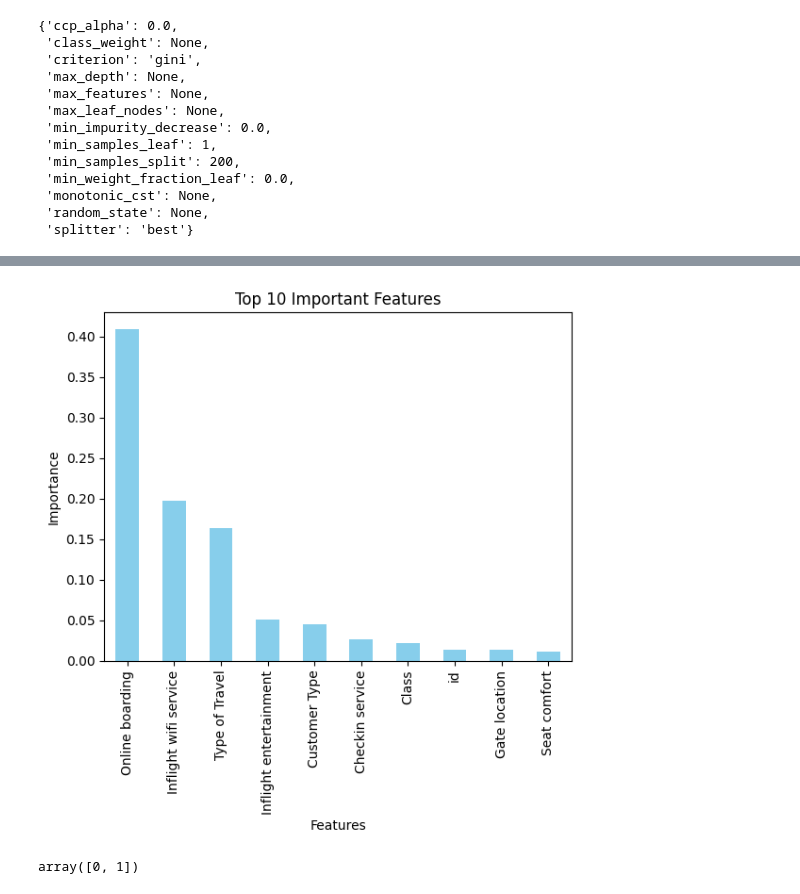
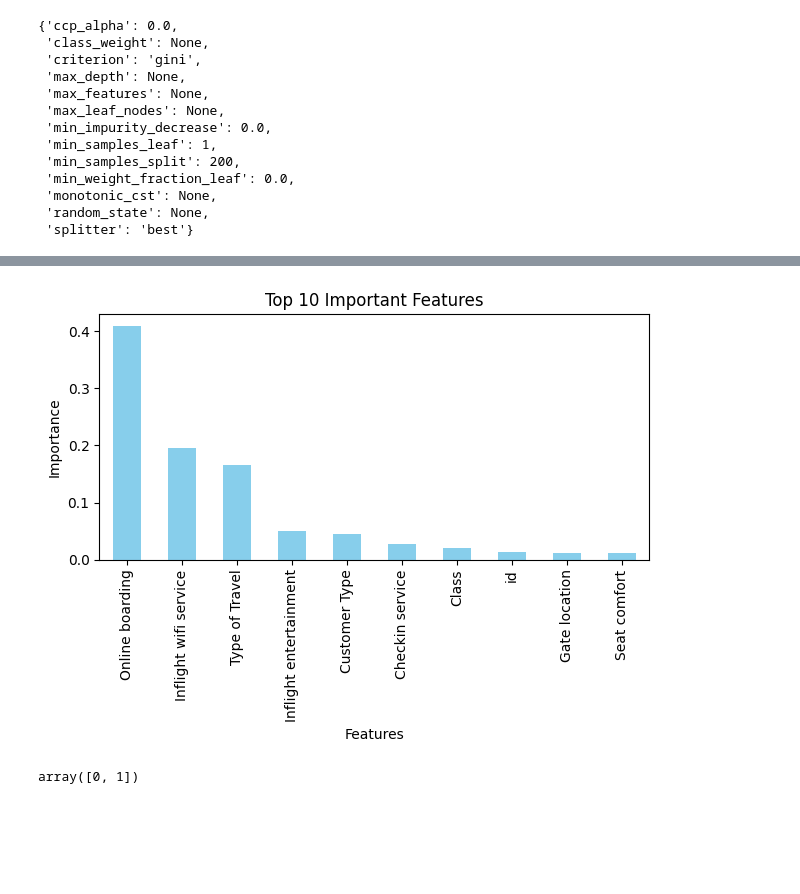
Before and after one commit to Francho03/AI-Project, a Jupyter notebook: code/project.ipynb, the cells around one changed output, grey strips where cells are left out. Drawn from its saved outputs; the diff is of its cells as text; code cells hidden in the pictures; blank space fills up the shorter version.

```diff
--- a/code/project.ipynb
+++ b/code/project.ipynb
@@ -285,12 +289,14 @@ importance_table
 # %%
 # Rysujemy wykres słupkowy dla najważniejszych cech
 importance_table.head(10).plot(kind='bar', x='Variable', y='Importance', legend=False, color='skyblue')
 plt.title('Top 10 Important Features')
 plt.xlabel('Features')
 plt.ylabel('Importance')
+plt.tight_layout()
+plt.savefig('importance.png')
 plt.show()
 # %% [output]
-[figure, old version]
+[figure, new version]
 # %%
 # Wyświetlamy klasy, które model rozróżnia
 model.classes_
```
Also changed, not shown: parts of 15 cells of this notebook.
